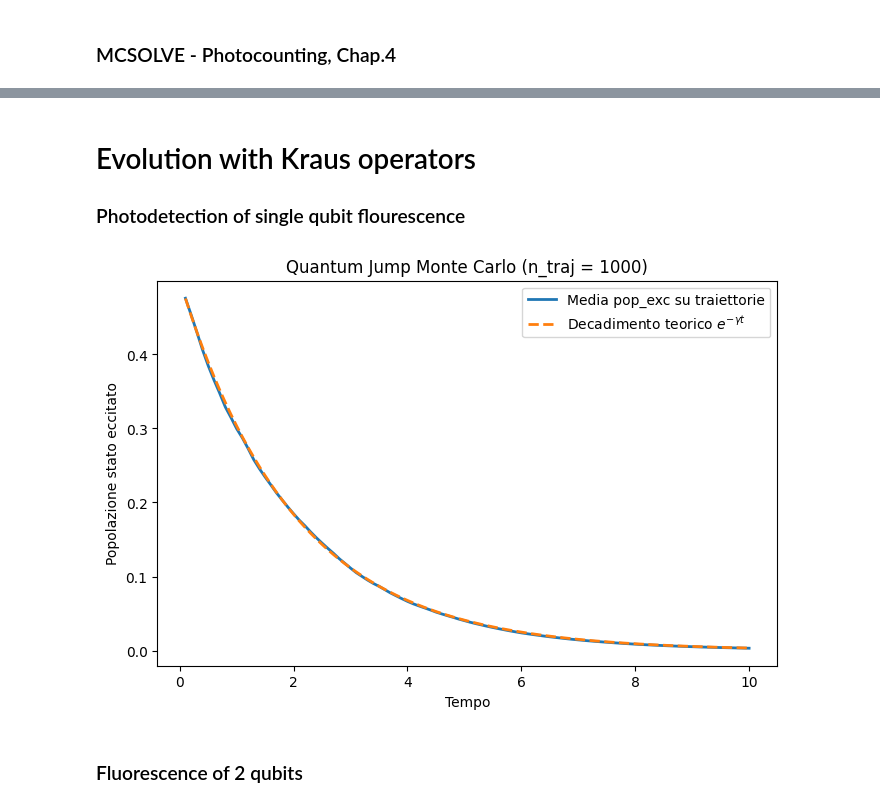
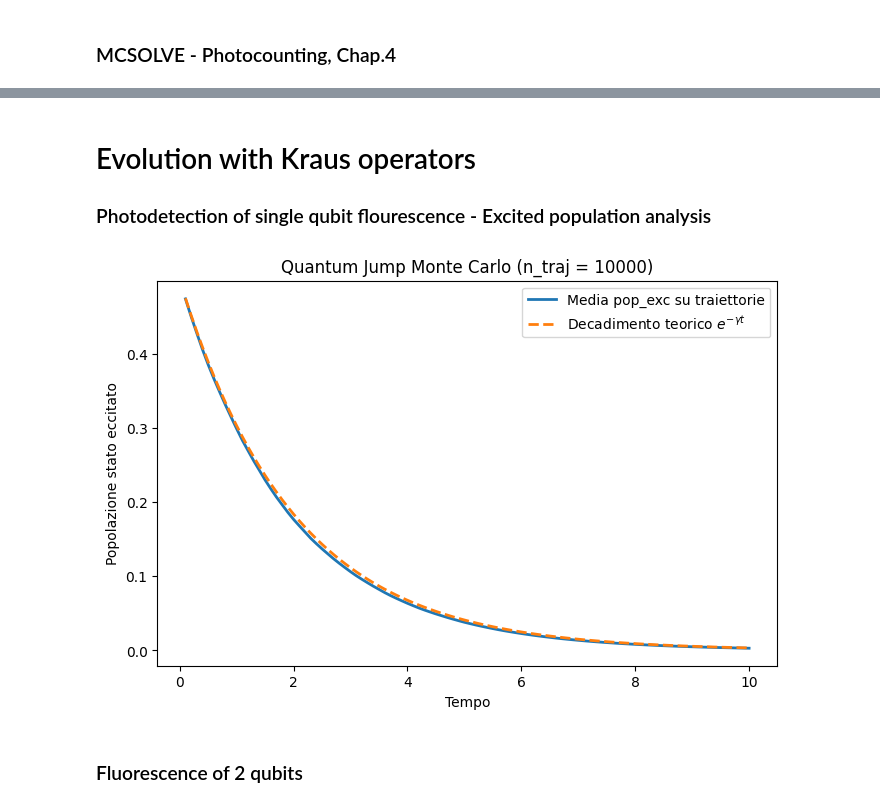
Before and after one commit to ErCampa99/Stochastic_Master_Thesis, a Jupyter notebook: Codes/Photodetection.ipynb, the cells around one changed output, grey strips where cells are left out. Drawn from its saved outputs; the diff is of its cells as text; code cells hidden in the pictures.

```diff
--- a/Codes/Photodetection.ipynb
+++ b/Codes/Photodetection.ipynb
@@ -132,3 +229,3 @@ possibility of which corresponds to a given detector outcom
 # %% [markdown]
 # Evolution with Kraus operators
-### Photodetection of single qubit flourescence
+### Photodetection of single qubit flourescence - Excited population analysis
@@ -319,7 +235,7 @@ def simulate_trajectory(state, steps, kraus_ops, funcs=None):
 # Parametri
 epsilon = 0.05   # probabilità di emissione per dt
 steps = 100      # numero di passi della simulazione
-n_traj = 1000    # numero di traiettorie indipendenti
+n_traj = 10000    # numero di traiettorie indipendenti
 dt = 0.1        # passo temporale (unitario, scalabile)
 gamma = epsilon / dt
 
@@ -330,34 +246,34 @@ M1 = qutip.Qobj([[0, 0],
               [np.sqrt(epsilon), 0]])
 
 kraus_1fl = [M0, M1]
 
 # Stati base
 e = qutip.basis(2, 0)  # ground
 g = qutip.basis(2, 1)  # excited
 
 # Stato iniziale puro
 psi0 = (e+g).unit()
 
 # Simulazioni multiple
 all_traj = [simulate_trajectory(psi0, steps, kraus_1fl, [pop_excited]) for _ in range(n_traj)]
 
 mean_pop = mean_over_trajectories(all_traj, "pop_excited")
 
 # Curva teorica
 times = np.arange(1, steps+1) * dt
 theory = (abs(psi0.full()[0,0])**2) * np.exp(- gamma * times)
 
 # Plot
 plt.figure(figsize=(8,5))
 plt.plot(times, mean_pop, label="Media pop_exc su traiettorie", linewidth=2)
 plt.plot(times, theory, '--', label="Decadimento teorico $e^{-\\gamma t}$", linewidth=2)
 plt.xlabel("Tempo")
 plt.ylabel("Popolazione stato eccitato")
 plt.title(f"Quantum Jump Monte Carlo (n_traj = {n_traj})")
 plt.legend()
 plt.show()
 # %% [output]
-[figure, old version]
+[figure, new version]
 # %% [markdown]
 ### Fluorescence of 2 qubits
 # %%
```
Also changed, not shown: parts of 24 cells of this notebook, 6 other files.
